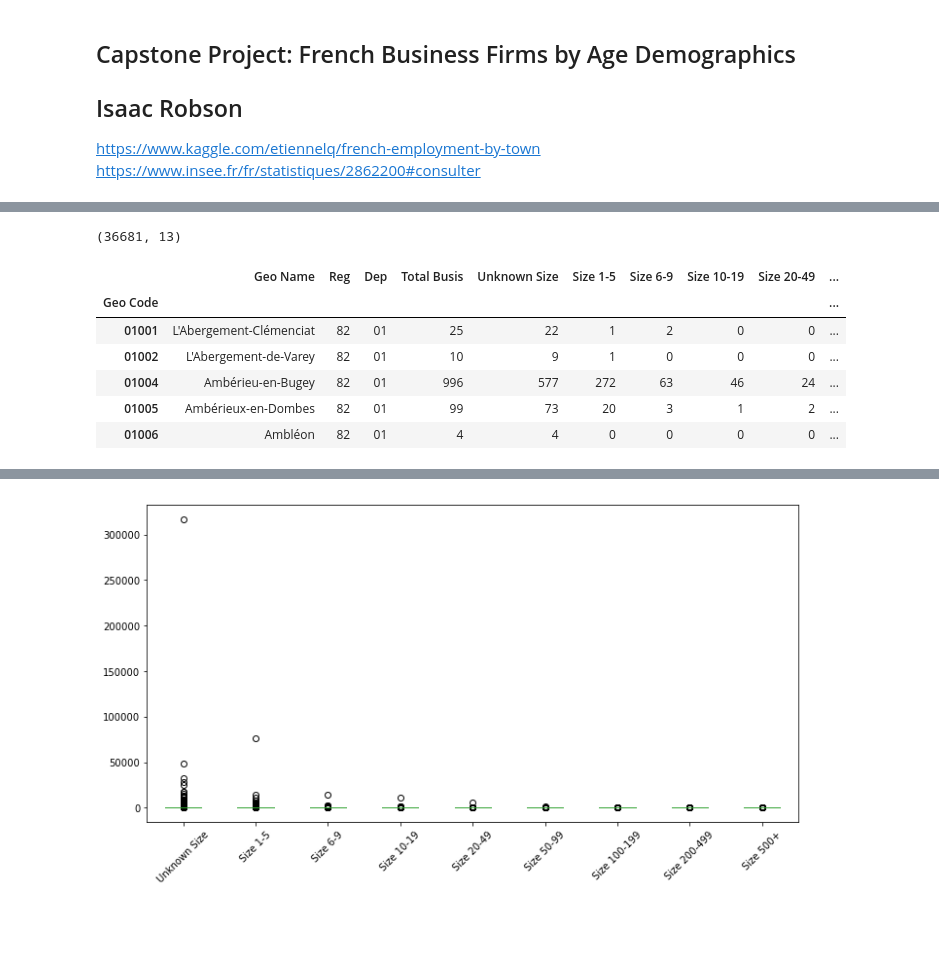
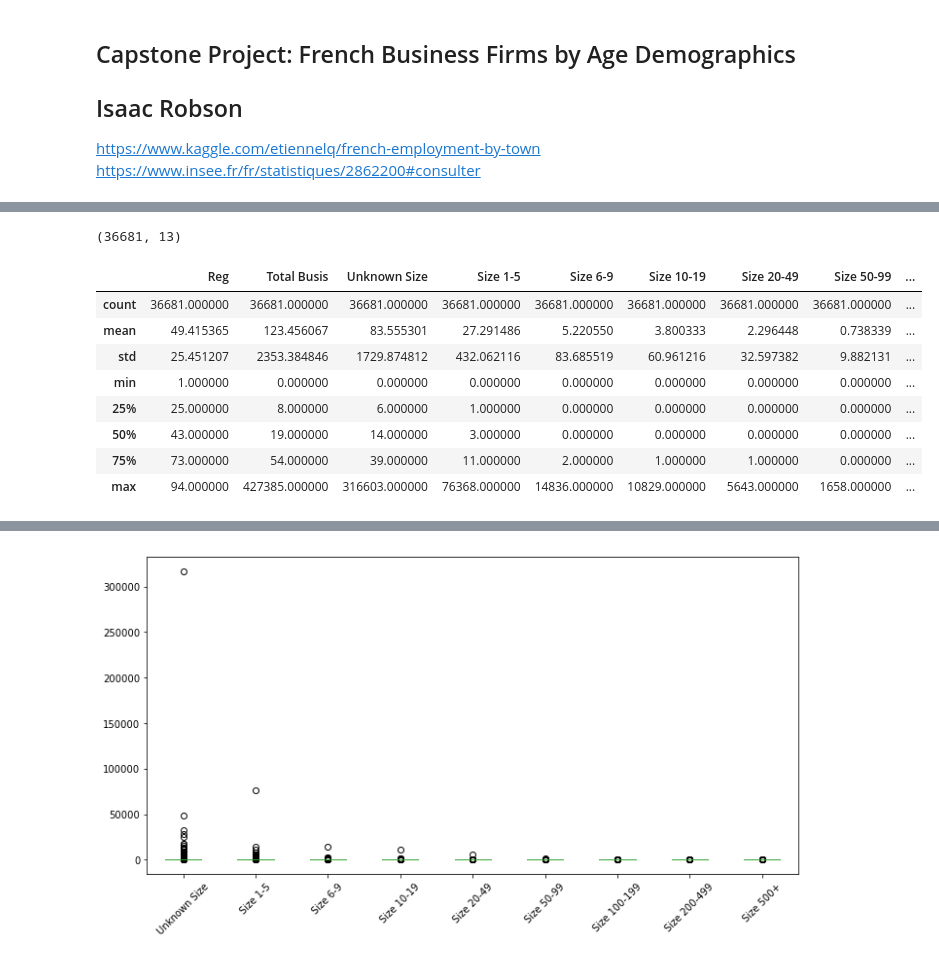
Before and after one commit to eyes-robson/MLND, a Jupyter notebook: capstone/Capstone.ipynb, the cells around one changed output, grey strips where cells are left out. Cells and saved outputs as stored; diff of their text form; code cells hidden in the pictures; blank space fills up the shorter version.

```diff
--- a/capstone/Capstone.ipynb
+++ b/capstone/Capstone.ipynb
@@ -35,7 +45,6 @@ import itertools
 try:
     pop_raw = pd.read_excel("base-cc-evol-struct-pop-2014.xls", skiprows=4).drop(0,axis=0)
     firm_raw = pd.read_csv("base_etablissement_par_tranche_effectif.csv")
-    city_raw = pd.read_csv("name_geographic_information.csv")
     tiers_xls = pd.ExcelFile("AU2010 au 01-01-2017.xls")
     tiers_raw = pd.read_excel(tiers_xls, 'Composition_communale',skiprows =5)
 except:
@@ -43,22 +56,24 @@ except:
 # %%
 # parlez vous français?
 firm_cols = ['Geo Code', 'Geo Name','Reg','Dep','Total Busis','Unknown Size', 'Size 1-5', 'Size 6-9', 'Size 10-19', 'Size 20-49', 'Size 50-99', 'Size 100-199', 'Size 200-499', 'Size 500+']
 firm_raw.columns = firm_cols
 
 # set the geo code to be the new index
 firm_raw.set_index('Geo Code', inplace = True)
 
 # how big is our dataset?
 print(firm_raw.shape)
 
-# display the data
-firm_raw.head(5)
+# peek at our data
+firm_raw.describe()
 # %% [output]
 (36681, 13)
-|  | Geo Name | Reg | Dep | Total Busis | Unknown Size | Size 1-5 | Size 6-9 | Size 10-19 | Size 20-49 | ... |
-| Geo Code |  |  |  |  |  |  |  |  |  | ... |
-| 01001 | L'Abergement-Clémenciat | 82 | 01 | 25 | 22 | 1 | 2 | 0 | 0 | ... |
-| 01002 | L'Abergement-de-Varey | 82 | 01 | 10 | 9 | 1 | 0 | 0 | 0 | ... |
-| 01004 | Ambérieu-en-Bugey | 82 | 01 | 996 | 577 | 272 | 63 | 46 | 24 | ... |
-| 01005 | Ambérieux-en-Dombes | 82 | 01 | 99 | 73 | 20 | 3 | 1 | 2 | ... |
-| 01006 | Ambléon | 82 | 01 | 4 | 4 | 0 | 0 | 0 | 0 | ... |
+|  | Reg | Total Busis | Unknown Size | Size 1-5 | Size 6-9 | Size 10-19 | Size 20-49 | Size 50-99 | ... |
+| count | 36681.000000 | 36681.000000 | 36681.000000 | 36681.000000 | 36681.000000 | 36681.000000 | 36681.000000 | 36681.000000 | ... |
+| mean | 49.415365 | 123.456067 | 83.555301 | 27.291486 | 5.220550 | 3.800333 | 2.296448 | 0.738339 | ... |
+| std | 25.451207 | 2353.384846 | 1729.874812 | 432.062116 | 83.685519 | 60.961216 | 32.597382 | 9.882131 | ... |
+| min | 1.000000 | 0.000000 | 0.000000 | 0.000000 | 0.000000 | 0.000000 | 0.000000 | 0.000000 | ... |
+| 25% | 25.000000 | 8.000000 | 6.000000 | 1.000000 | 0.000000 | 0.000000 | 0.000000 | 0.000000 | ... |
+| 50% | 43.000000 | 19.000000 | 14.000000 | 3.000000 | 0.000000 | 0.000000 | 0.000000 | 0.000000 | ... |
+| 75% | 73.000000 | 54.000000 | 39.000000 | 11.000000 | 2.000000 | 1.000000 | 1.000000 | 0.000000 | ... |
+| max | 94.000000 | 427385.000000 | 316603.000000 | 76368.000000 | 14836.000000 | 10829.000000 | 5643.000000 | 1658.000000 | ... |
```
Also changed, not shown: parts of 55 cells of this notebook.
